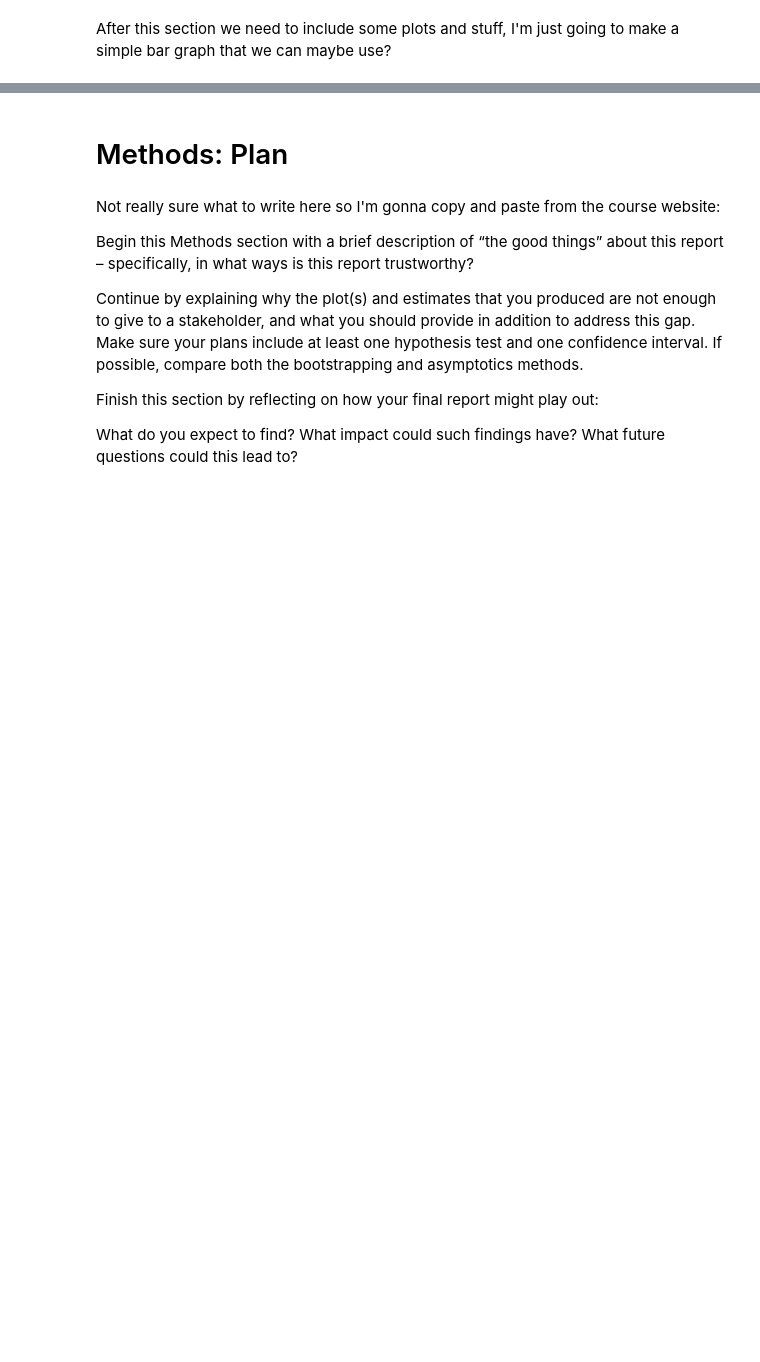
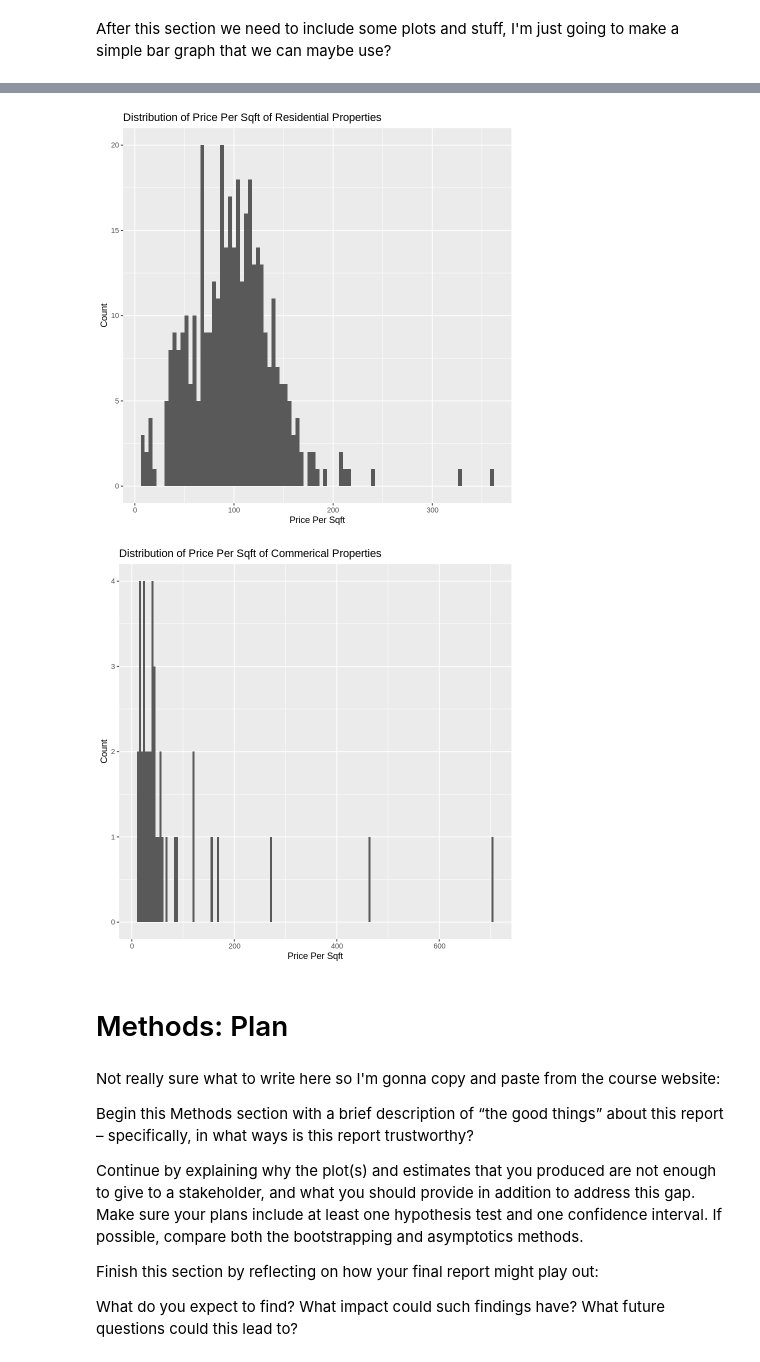
Before and after one commit to mhuang306/STAT-201-proj, a Jupyter notebook: Project Proposal.ipynb, the cells around one changed output, grey strips where cells are left out. Saved outputs shown, nothing was run; the diff lists cells and outputs as text; code cells hidden in the pictures; blank space fills up the shorter version.

```diff
--- a/Project Proposal.ipynb
+++ b/Project Proposal.ipynb
@@ -75,0 +100,8 @@ prop_type_bar
+# %%
+Residential_data <- housing_data |>
+filter(PropType == "Residential")
+Commerical_data <- housing_data |>
+filter(PropType == "Commercial")
+
+head(Residential_data)
+head(Commerical_data)
@@ -76,3 +127,23 @@ prop_type_bar
+# %%
+Res_price_per_sqft_dist <- Residential_data |>
+    ggplot(aes(x = Price_per_sqft)) +
+    geom_histogram(binwidth = 4) +
+    labs(x = "Price Per Sqft", y = "Count") +
+    ggtitle("Distribution of Price Per Sqft of Residential Properties")
+
+Com_price_per_sqft_dist <- Commerical_data |>
+    ggplot(aes(x = Price_per_sqft)) +
+    geom_histogram(binwidth = 4) +
+    labs(x = "Price Per Sqft", y = "Count") +
+    ggtitle("Distribution of Price Per Sqft of Commerical Properties")
+
+# NOTE: Commerical Data Frame is size only 40
+
+Res_price_per_sqft_dist
+Com_price_per_sqft_dist
+# %% [output]
+[figure, added]
+[figure, added]
 # %% [markdown]
 # Methods: Plan
 # %% [markdown]
```
Also changed, not shown: parts of 5 cells of this notebook.
